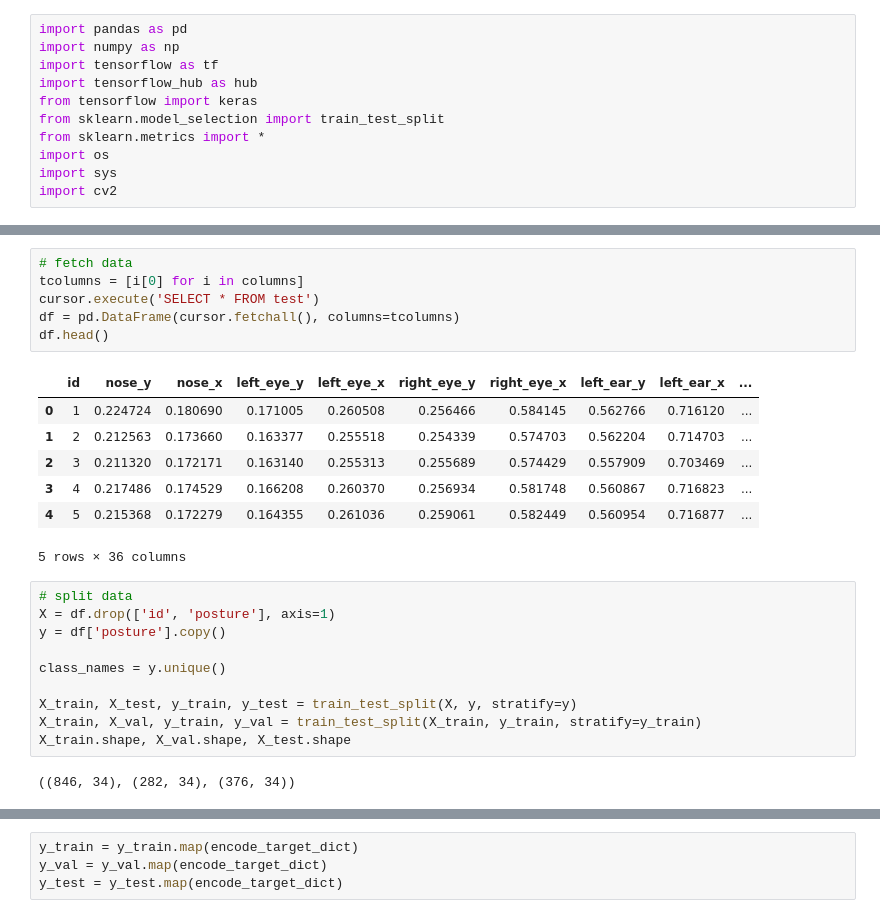
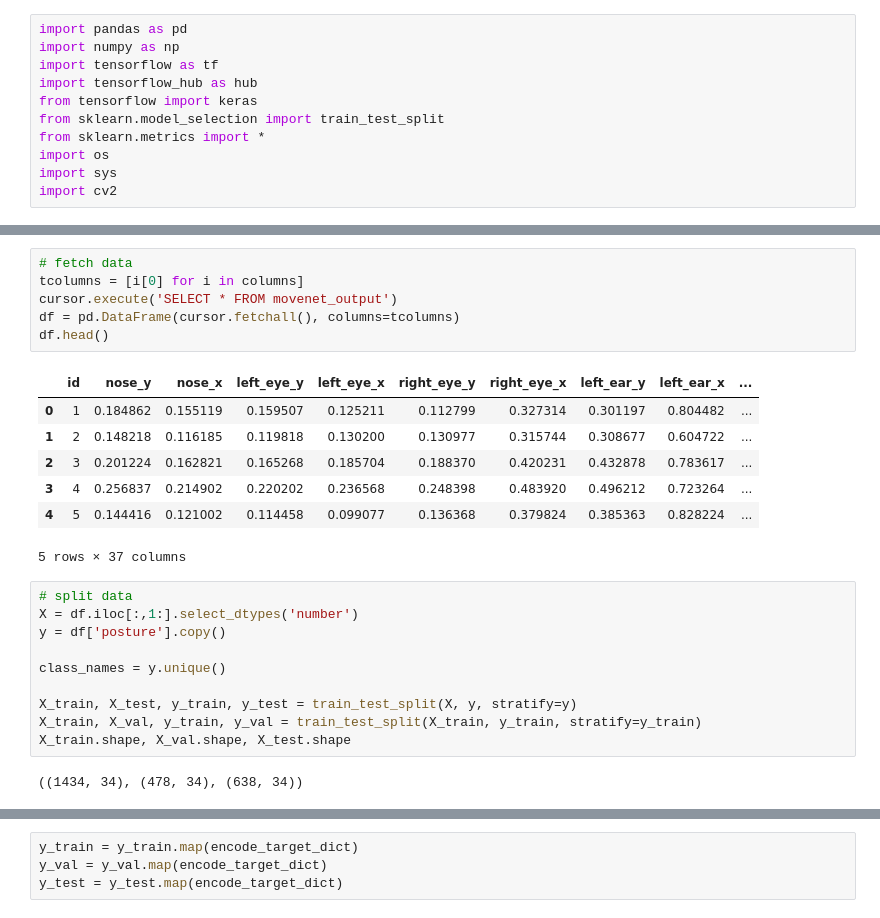
Before and after one commit to yjmd2222/Section-4-Project, a Jupyter notebook: notebook.ipynb, the cells around one changed output, grey strips where cells are left out. Saved outputs shown, nothing was run; the diff lists cells and outputs as text.

```diff
--- a/notebook.ipynb
+++ b/notebook.ipynb
@@ -44,20 +44,20 @@ print(columns)
 # %%
 # fetch data
 tcolumns = [i[0] for i in columns]
-cursor.execute('SELECT * FROM test')
+cursor.execute('SELECT * FROM movenet_output')
 df = pd.DataFrame(cursor.fetchall(), columns=tcolumns)
 df.head()
 # %% [output]
 |  | id | nose_y | nose_x | left_eye_y | left_eye_x | right_eye_y | right_eye_x | left_ear_y | left_ear_x | ... |
-| 0 | 1 | 0.224724 | 0.180690 | 0.171005 | 0.260508 | 0.256466 | 0.584145 | 0.562766 | 0.716120 | ... |
-| 1 | 2 | 0.212563 | 0.173660 | 0.163377 | 0.255518 | 0.254339 | 0.574703 | 0.562204 | 0.714703 | ... |
-| 2 | 3 | 0.211320 | 0.172171 | 0.163140 | 0.255313 | 0.255689 | 0.574429 | 0.557909 | 0.703469 | ... |
-| 3 | 4 | 0.217486 | 0.174529 | 0.166208 | 0.260370 | 0.256934 | 0.581748 | 0.560867 | 0.716823 | ... |
-| 4 | 5 | 0.215368 | 0.172279 | 0.164355 | 0.261036 | 0.259061 | 0.582449 | 0.560954 | 0.716877 | ... |
+| 0 | 1 | 0.184862 | 0.155119 | 0.159507 | 0.125211 | 0.112799 | 0.327314 | 0.301197 | 0.804482 | ... |
+| 1 | 2 | 0.148218 | 0.116185 | 0.119818 | 0.130200 | 0.130977 | 0.315744 | 0.308677 | 0.604722 | ... |
+| 2 | 3 | 0.201224 | 0.162821 | 0.165268 | 0.185704 | 0.188370 | 0.420231 | 0.432878 | 0.783617 | ... |
+| 3 | 4 | 0.256837 | 0.214902 | 0.220202 | 0.236568 | 0.248398 | 0.483920 | 0.496212 | 0.723264 | ... |
+| 4 | 5 | 0.144416 | 0.121002 | 0.114458 | 0.099077 | 0.136368 | 0.379824 | 0.385363 | 0.828224 | ... |
-5 rows × 36 columns
+5 rows × 37 columns
 # %%
 # split data
-X = df.drop(['id', 'posture'], axis=1)
+X = df.iloc[:,1:].select_dtypes('number')
 y = df['posture'].copy()
 
 class_names = y.unique()
@@ -66,5 +66,5 @@ X_train, X_test, y_train, y_test = train_test_split(X, y, stratify=y)
 X_train, X_val, y_train, y_val = train_test_split(X_train, y_train, stratify=y_train)
 X_train.shape, X_val.shape, X_test.shape
 # %% [output]
-((846, 34), (282, 34), (376, 34))
+((1434, 34), (478, 34), (638, 34))
 # %%
```
Also changed, not shown: parts of 8 cells of this notebook.
